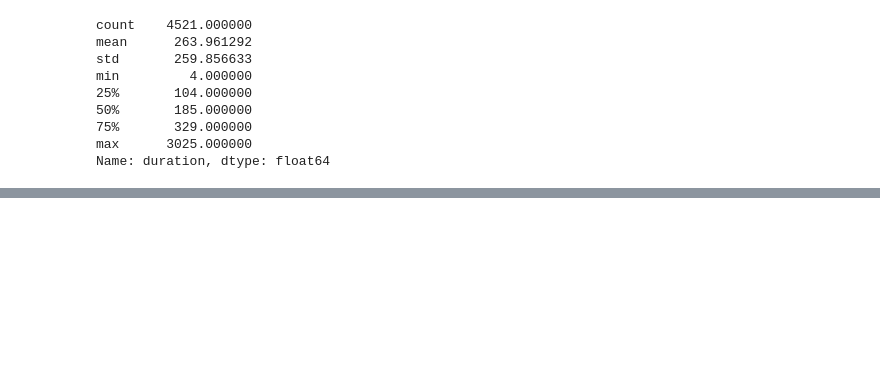
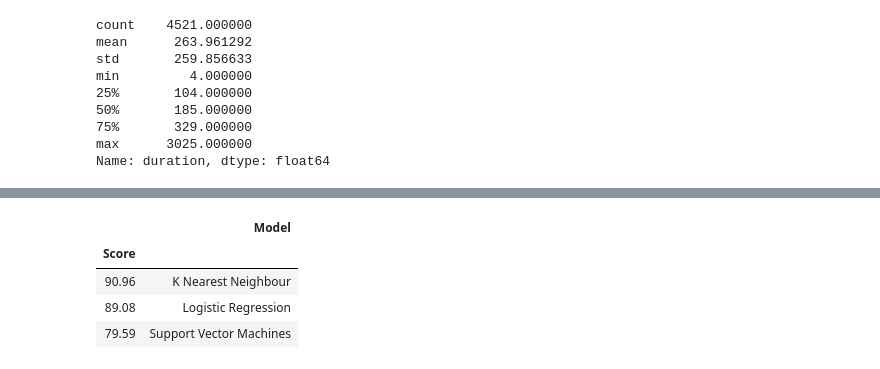
Before and after one commit to ThePhiri/datascienceAssessment, a Jupyter notebook: Assessment.ipynb, the cells around one changed output, grey strips where cells are left out. Saved outputs shown, nothing was run; the diff lists cells and outputs as text; code cells hidden in the pictures; blank space fills up the shorter version.

Commit message:
added model prediction

```diff
--- a/Assessment.ipynb
+++ b/Assessment.ipynb
@@ -289,0 +380,12 @@ a = sns.heatmap(corr, annot = True, fmt = ".2f")
+# %%
+# SVM
+linear_svc = LinearSVC()
+linear_svc.fit(X_train, y_train)
+
+y_pred = linear_svc.predict(X_test)
+
+acc_linear_svc = round(linear_svc.score(X_train, y_train) * 100, 2)
+print(round(acc_linear_svc,2,), "%")
+
+cm_svm = confusion_matrix(y_test, y_pred)
+print("Report Entropy: ", classification_report(y_test, y_pred))
@@ -289,0 +402,12 @@ a = sns.heatmap(corr, annot = True, fmt = ".2f")
+# %%
+# Logistic Regression
+logreg = LogisticRegression(solver='lbfgs')
+logreg.fit(X_train, y_train.values.ravel())
+
+y_pred = logreg.predict(X_test)
+
+acc_log = round(logreg.score(X_train, y_train) * 100, 2)
+print(round(acc_log,2,), "%")
+
+cm_lr = confusion_matrix(y_test, y_pred)
+print("Report Entropy: ", classification_report(y_test, y_pred))
@@ -289,0 +424,9 @@ a = sns.heatmap(corr, annot = True, fmt = ".2f")
+# %%
+#k Nearest Neighbour
+classifier = KNeighborsClassifier(n_neighbors=5)
+classifier.fit(X_train, y_train.values.ravel())
+acc_knn = round(classifier.score(X_train, y_train) * 100, 2)
+print(round(acc_knn,2,), "%")
+
+cm_lr = confusion_matrix(y_test, y_pred)
+print("Report Entropy: ", classification_report(y_test, y_pred))
@@ -289,0 +443,18 @@ a = sns.heatmap(corr, annot = True, fmt = ".2f")
+# %%
+results = pd.DataFrame({
+    'Model': ['Support Vector Machines',
+              'Logistic Regression',
+              'K Nearest Neighbour'],
+    'Score': [acc_linear_svc,
+              acc_log,
+              acc_knn
+             ]})
+result_df = results.sort_values(by='Score', ascending=False)
+result_df = result_df.set_index('Score')
+result_df.head()
+# %% [output]
+|  | Model |
+| Score |  |
+| 90.96 | K Nearest Neighbour |
+| 89.08 | Logistic Regression |
+| 79.59 | Support Vector Machines |
```
Also changed, not shown: parts of 32 cells of this notebook.
